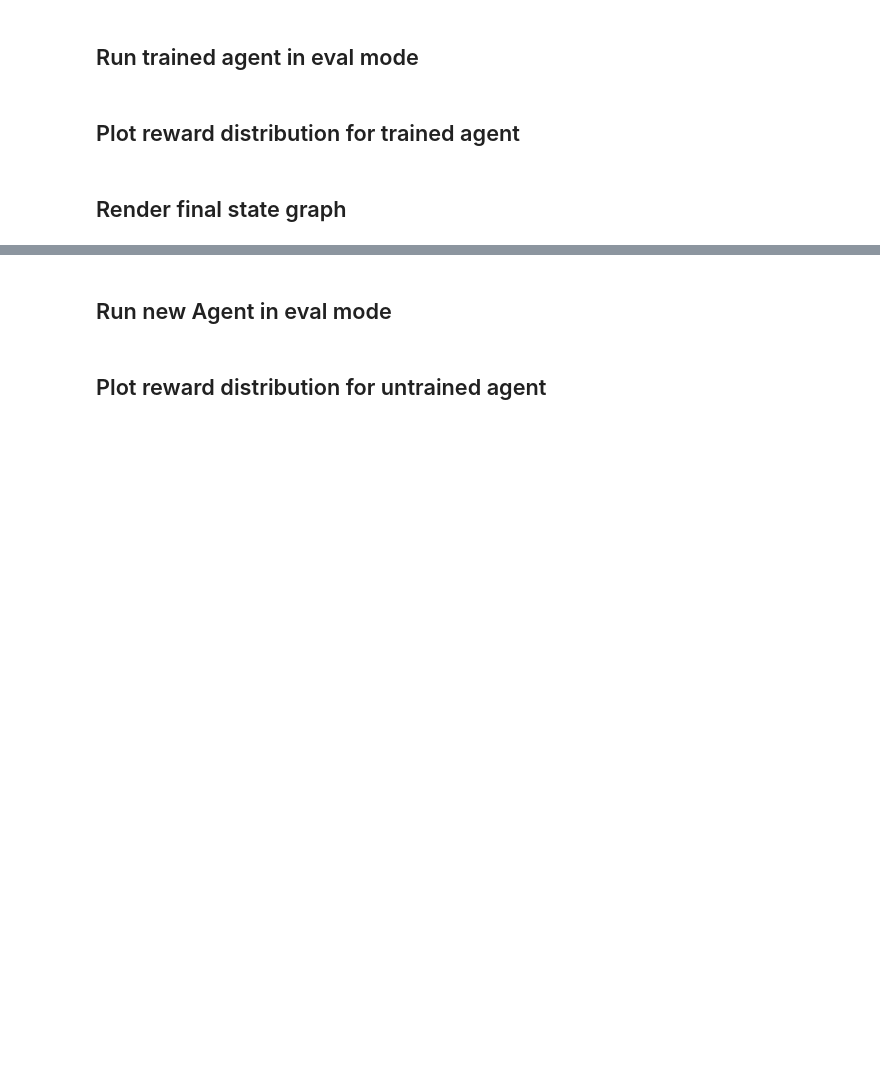
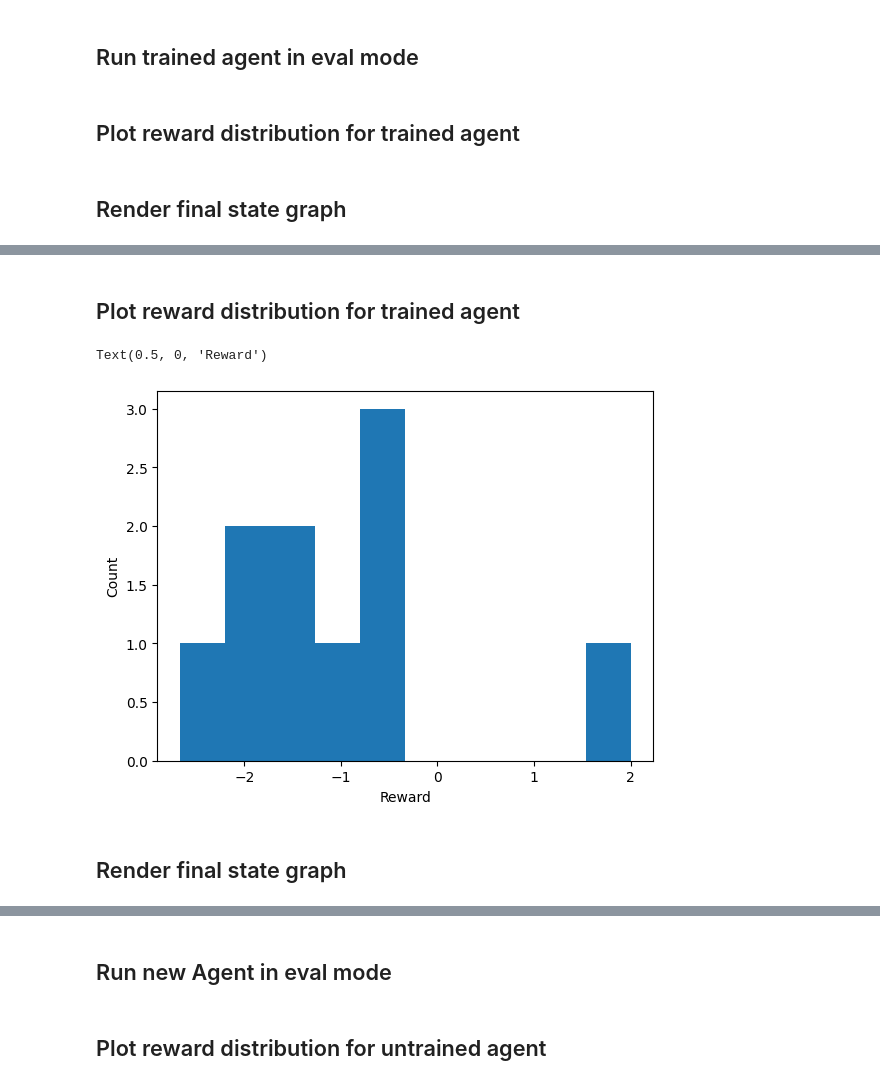
Before and after one commit to bnb32/RL-equation-solver, a Jupyter notebook: rl_equation_solver/dev/train_and_plot.ipynb, the cells around one changed output, grey strips where cells are left out. Saved outputs shown, nothing was run; the diff lists cells and outputs as text; code cells hidden in the pictures; blank space fills up the shorter version.

```diff
--- a/rl_equation_solver/dev/train_and_plot.ipynb
+++ b/rl_equation_solver/dev/train_and_plot.ipynb
@@ -85,2 +145,14 @@ plot_reward_dist(env)
+# %% [markdown]
+## Plot reward distribution for trained agent ##
+# %%
+fig, ax = plt.subplots(1, 1)
+ax.hist(env.avg_history['reward'])
+ax.set_ylabel('Count')
+ax.set_xlabel('Reward')
+# %% [output]
+Text(0.5, 0, 'Reward')
+[figure, added]
+# %% [markdown]
+## Render final state graph ##
 # %%
 nx.draw(env.state_graph, labels=env.node_labels)
```
Also changed, not shown: parts of 9 cells of this notebook.
